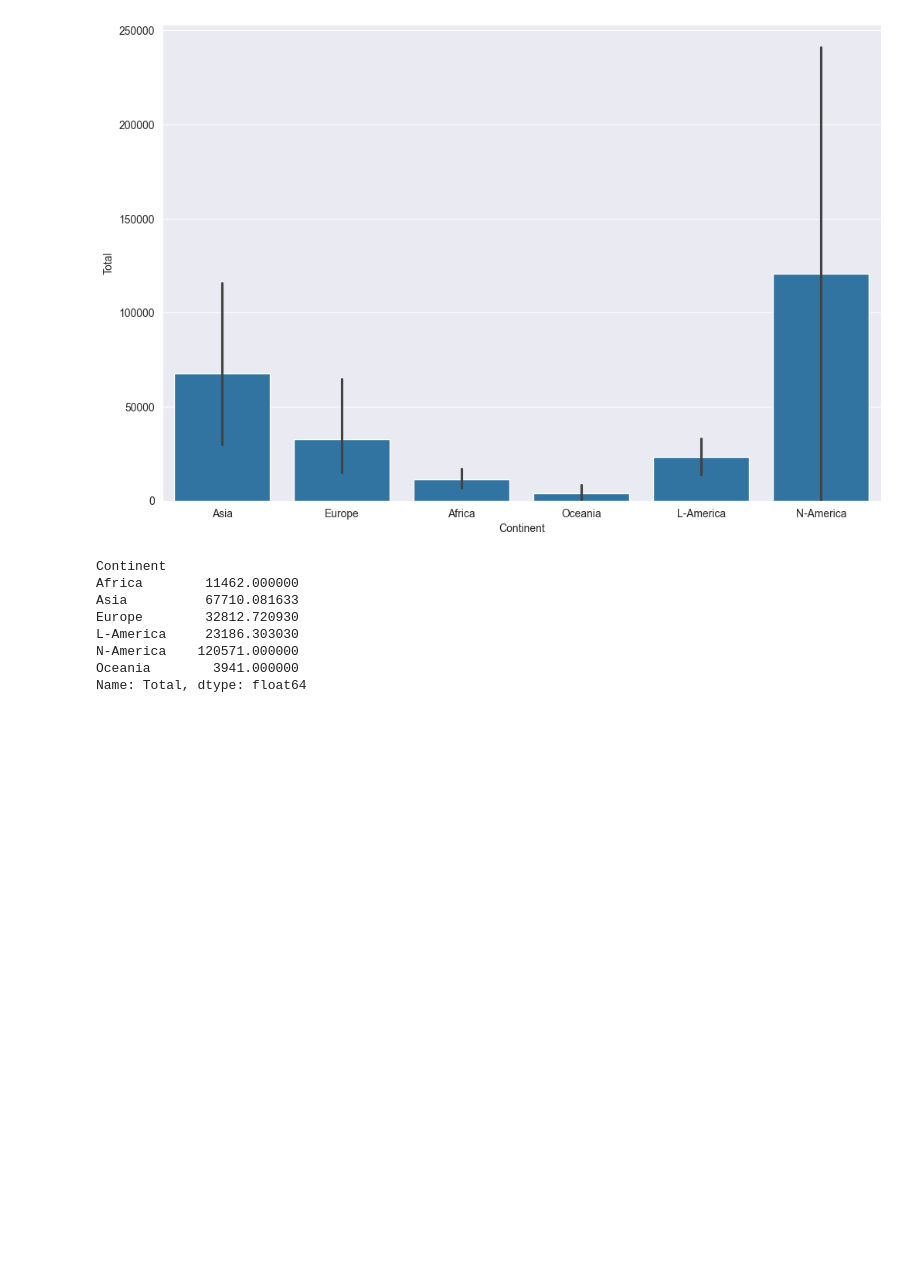
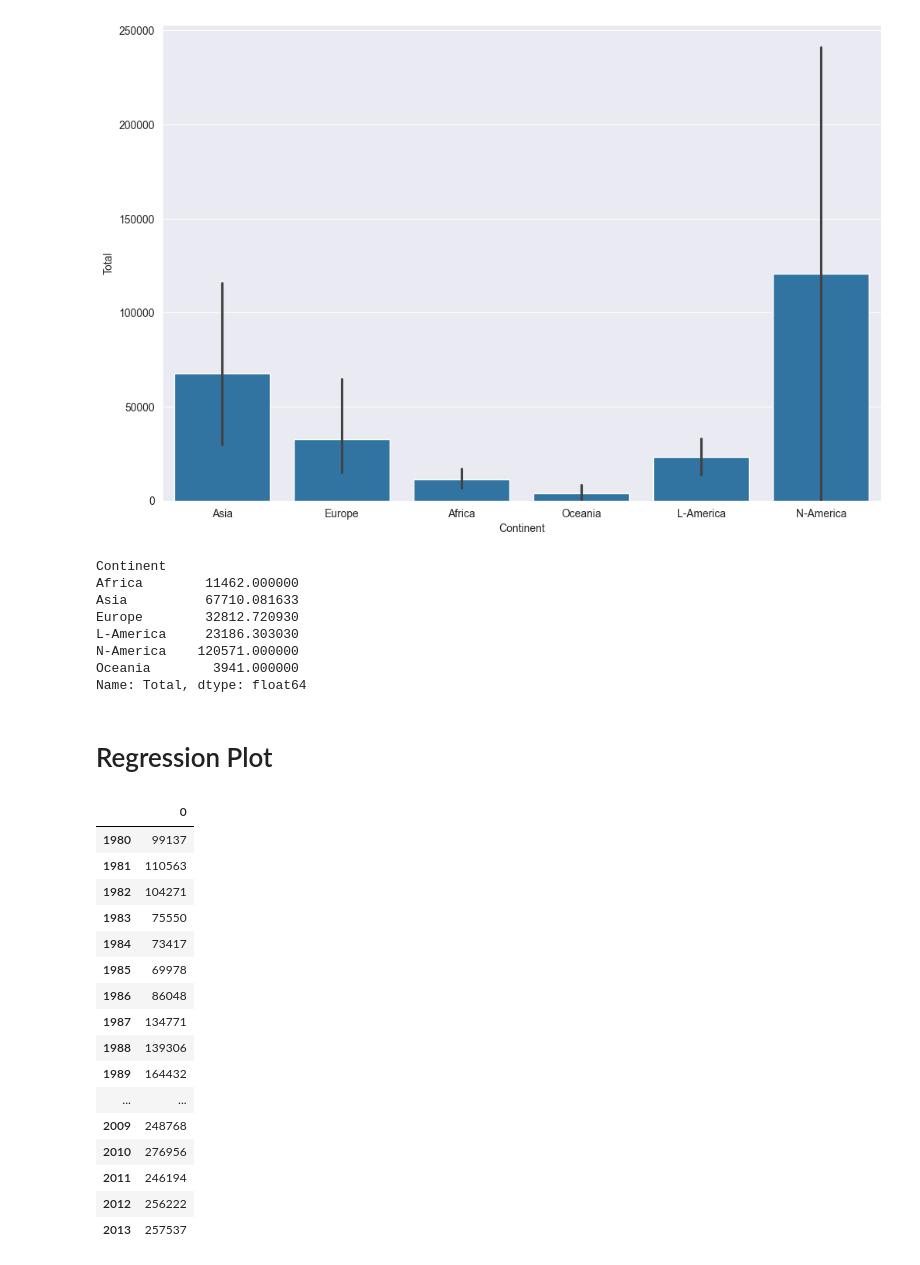
Before and after one commit to Hasan082/Data-Analysis, a Jupyter notebook: DataVisualizationWithPython/Plotting with Seaborn.ipynb, the cells around one changed output. Saved outputs shown, nothing was run; the diff lists cells and outputs as text; code cells hidden in the pictures; blank space fills up the shorter version.

```diff
--- a/DataVisualizationWithPython/Plotting with Seaborn.ipynb
+++ b/DataVisualizationWithPython/Plotting with Seaborn.ipynb
@@ -60,3 +60,28 @@ L-America     23186.303030
 N-America    120571.000000
 Oceania        3941.000000
 Name: Total, dtype: float64
+# %% [markdown]
+# Regression Plot
+# %%
+years = list(map(str, range(1980, 2014)))
+# %%
+df_tot = pd.DataFrame(df_canada[years].sum(axis=0))
+df_tot
+# %% [output]
+|  | 0 |
+| 1980 | 99137 |
+| 1981 | 110563 |
+| 1982 | 104271 |
+| 1983 | 75550 |
+| 1984 | 73417 |
+| 1985 | 69978 |
+| 1986 | 86048 |
+| 1987 | 134771 |
+| 1988 | 139306 |
+| 1989 | 164432 |
+| ... | ... |
+| 2009 | 248768 |
+| 2010 | 276956 |
+| 2011 | 246194 |
+| 2012 | 256222 |
+| 2013 | 257537 |
```
Also changed, not shown: parts of 8 cells of this notebook.
